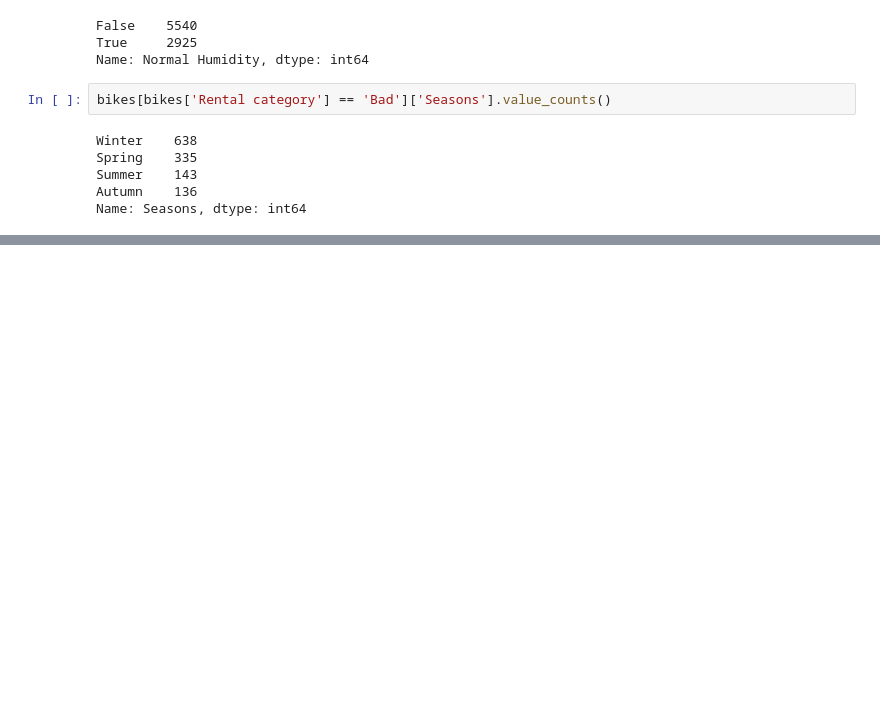
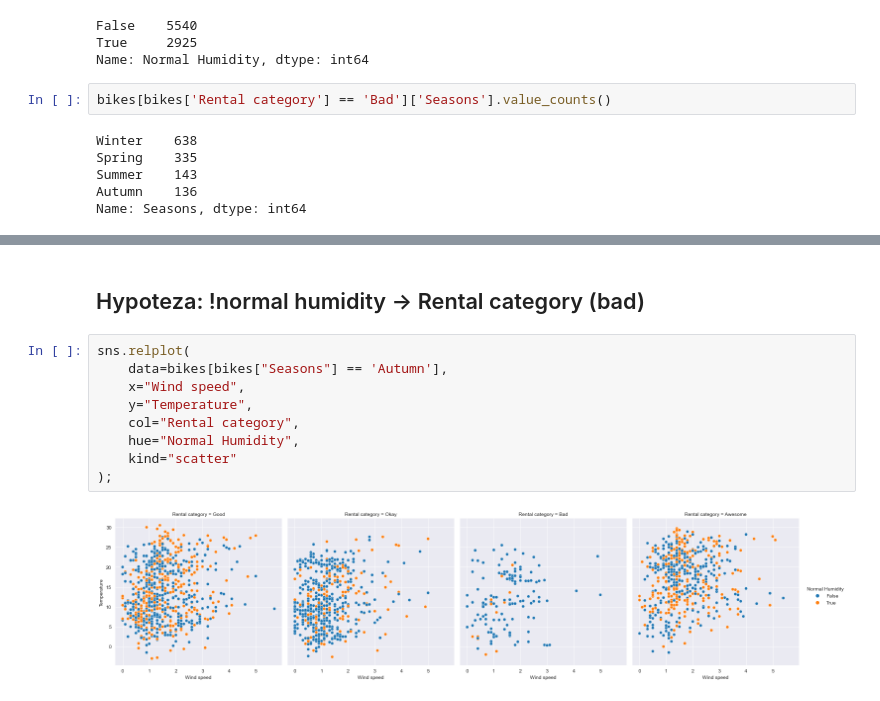
Before and after one commit to utikpuhlik/datastorage, a Jupyter notebook: 4IZ210.ipynb, the cells around one changed output, grey strips where cells are left out. Cells and saved outputs as stored; diff of their text form; blank space fills up the shorter version.

Commit message:
hypoteza humidity

```diff
--- a/4IZ210.ipynb
+++ b/4IZ210.ipynb
@@ -91 +91,14 @@ sns.relplot(
 [figure]
+# %% [markdown]
+## Hypoteza: !normal humidity -> Rental category (bad)
+# %%
+sns.relplot(
+    data=bikes[bikes["Seasons"] == 'Autumn'],
+    x="Wind speed",
+    y="Temperature",
+    col="Rental category",
+    hue="Normal Humidity",
+    kind="scatter"
+);
+# %% [output]
+[figure, added]
```
Also changed, not shown: parts of 2 cells of this notebook.
